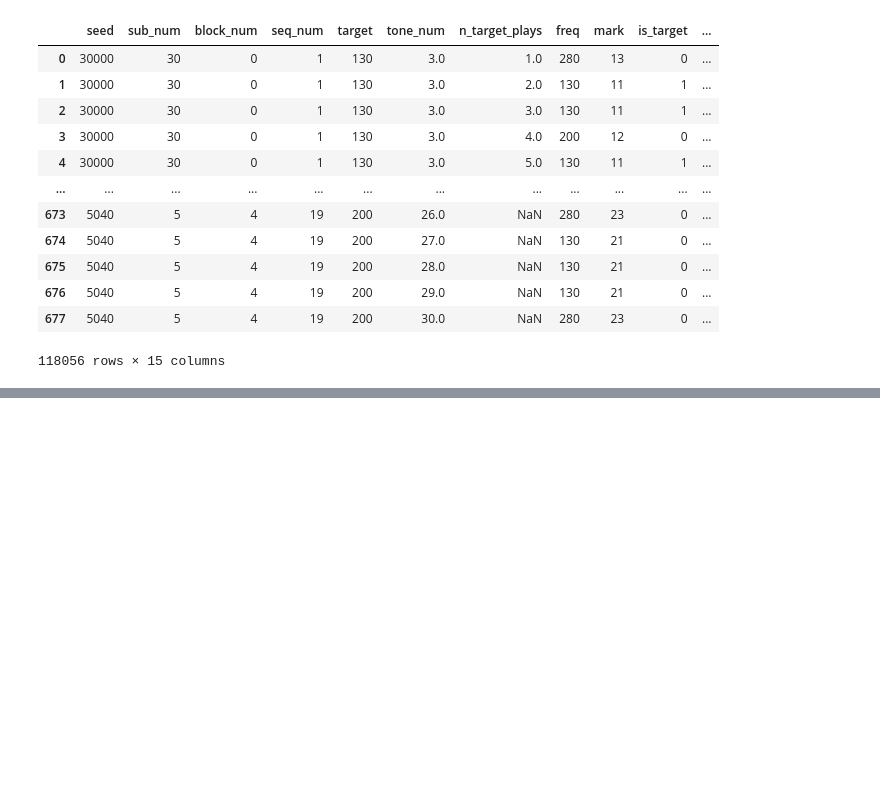
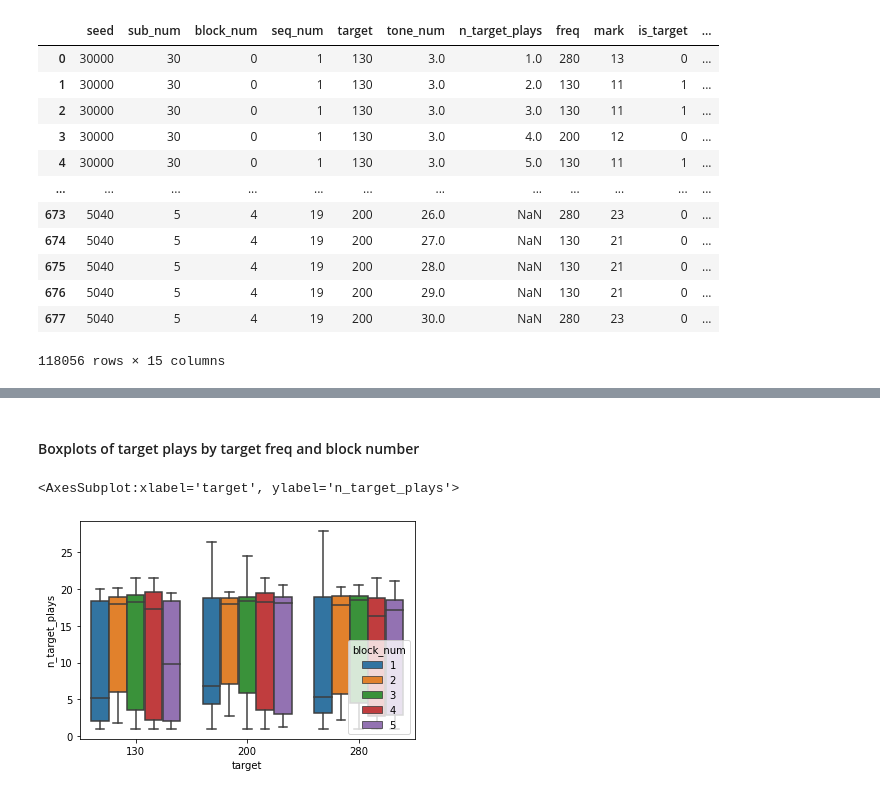
Before and after one commit to letitiayhho/tone-target-monitoring-2, a Jupyter notebook: analysis/accuracies.ipynb, the cells around one changed output, grey strips where cells are left out. Cells and saved outputs as stored; diff of their text form; code cells hidden in the pictures; blank space fills up the shorter version.

```diff
--- a/analysis/accuracies.ipynb
+++ b/analysis/accuracies.ipynb
@@ -93,0 +143,7 @@ sns.histplot(accuracies)
+# %% [markdown]
+#### Boxplots of target plays by target freq and block number
+# %%
+sns.boxplot(data = df_plays, x = 'target', y = 'n_target_plays', hue = 'block_num')
+# %% [output]
+<AxesSubplot:xlabel='target', ylabel='n_target_plays'>
+[figure, added]
```
Also changed, not shown: parts of 14 cells of this notebook.
